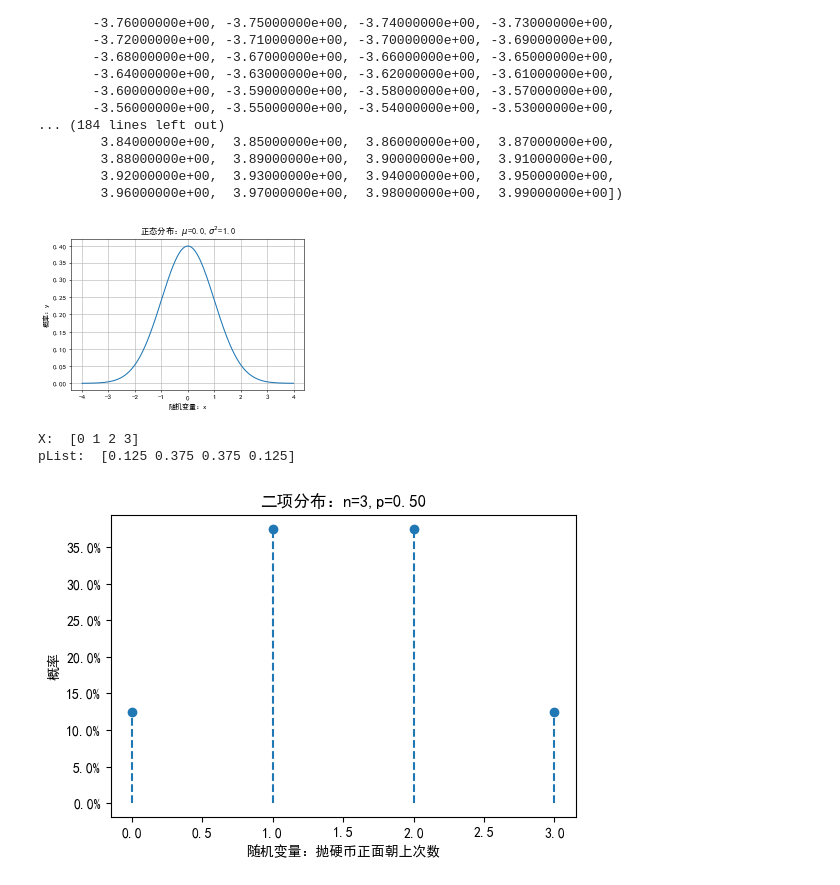
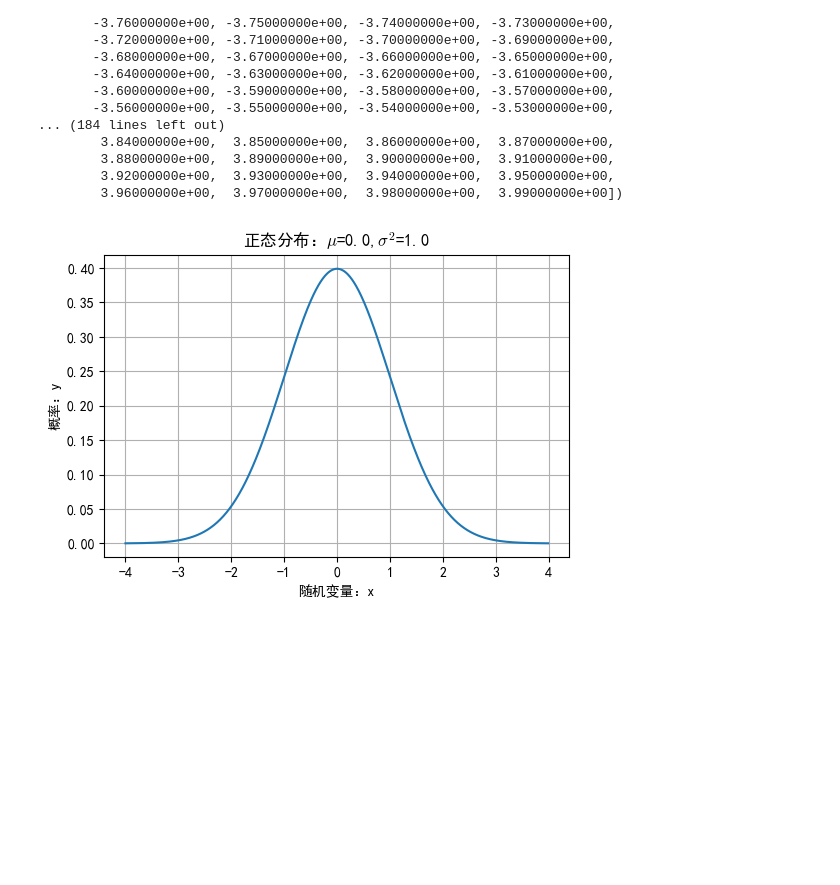
Before and after one commit to no251-1/data-visualization, a Jupyter notebook: 项目1 数据分析基础/distribution.ipynb, the cells around one changed output. Saved outputs shown, nothing was run; the diff lists cells and outputs as text; code cells hidden in the pictures; blank space fills up the shorter version.

```diff
--- a/项目1 数据分析基础/distribution.ipynb
+++ b/项目1 数据分析基础/distribution.ipynb
@@ -4,6 +4,15 @@ from scipy import stats
 import seaborn as sns
 import matplotlib.pyplot as plt
 from matplotlib import ticker
+from matplotlib import font_manager
+
+font_path = './font/SimHei.ttf'  # 此处改为自己字体的路径
+font_manager.fontManager.addfont(font_path)
+prop = font_manager.FontProperties(fname=font_path)
+
+plt.rcParams['font.family'] = prop.get_name()  # 用来正常显示中文标签
+plt.rcParams['mathtext.fontset'] = 'cm'  # 'cm' (Computer Modern)
+plt.rcParams['axes.unicode_minus'] = False  # 用来正常显示负号
 # %%
 n = int(input("How many times have you flipped a coin?"))  # 做某件事情的次数
 p = 0.5 # 做某件事情成功的概率
@@ -20,8 +29,6 @@ pList
 # %% [output]
 array([0.125, 0.375, 0.375, 0.125])
 # %%
-plt.rcParams['font.sans-serif']=['SimHei'] # 用来正常显示中文标签
-plt.rcParams['axes.unicode_minus'] = False # 用来正常显示负号
 fig,ax = plt.subplots(dpi=100)
 plt.plot(X, pList, marker='o',linestyle='None')  # linestyle：线条的形状，值 None 表示不显示连接各个点的折线
 plt.vlines(X, 0, pList,linestyles='dashed')  # vline(x坐标值, y坐标最小值, y坐标值最大值)
@@ -58,47 +65,13 @@ array([-4.00000000e+00, -3.99000000e+00, -3.98000000e+00, -3.97000000e+00,
 # %%
 # 概率密度函数 (PDF)
 
 y = stats.norm.pdf(X,mu,sigma)
-plt.rcParams['font.sans-serif']=['SimHei'] # 用来正常显示中文标签
-plt.rcParams['axes.unicode_minus'] = False # 用来正常显示负号
-fig,ax = plt.subplots(dpi=50)
+fig,ax = plt.subplots(dpi=100)
 plt.plot(X, y)
 plt.xlabel('随机变量：x')
 plt.ylabel('概率：y')
 plt.title('正态分布：$\mu$=%.1f,$\sigma^2$=%.1f' % (mu,sigma))
 plt.grid()
 plt.show()
 # %% [output]
-[figure, old version]
+[figure, new version]
-# %%
-import numpy as np
-from scipy import stats
-import seaborn as sns
-import matplotlib.pyplot as plt
-from matplotlib import ticker
-
-n = int(input("你要抛几次硬币？")) # 抛硬币的次数
-p = 0.5 # 正面朝上的概率
-X = np.arange(0, n+1,1) # 生成一个等差数组
-print("X: ", X)
-
-# 求对应分布的概率: 概率质量函数 (PMF)
-# pmf 函数会返回一个列表，列表中每个元素表示随机变量对应的概率
-pList = stats.binom.pmf(X, n, p)  # (X:正面朝上的次数，n:抛硬币的次数，p:正面朝上的概率)
-print("pList: ", pList)
-
-plt.rcParams['font.sans-serif']=['SimHei'] # 用来正常显示中文标签
-plt.rcParams['axes.unicode_minus'] = False # 用来正常显示负号
-fig,ax = plt.subplots(dpi=100)
-plt.plot(X, pList, marker='o',linestyle='None')
-plt.vlines(X, 0, pList,linestyles='dashed')
-plt.xlabel('随机变量：抛硬币正面朝上次数')
-ax.xaxis.set_major_locator(ticker.MaxNLocator(integer=True))
-plt.ylabel('概率')
-ax.yaxis.set_major_formatter(ticker.PercentFormatter(xmax=1, decimals=1))
-plt.title('二项分布：n=%i,p=%.2f' % (n,p))
-plt.show()
-# %% [output]
-X:  [0 1 2 3]
-pList:  [0.125 0.375 0.375 0.125]
-[figure, removed]
```
Also changed, not shown: 4 other files.
